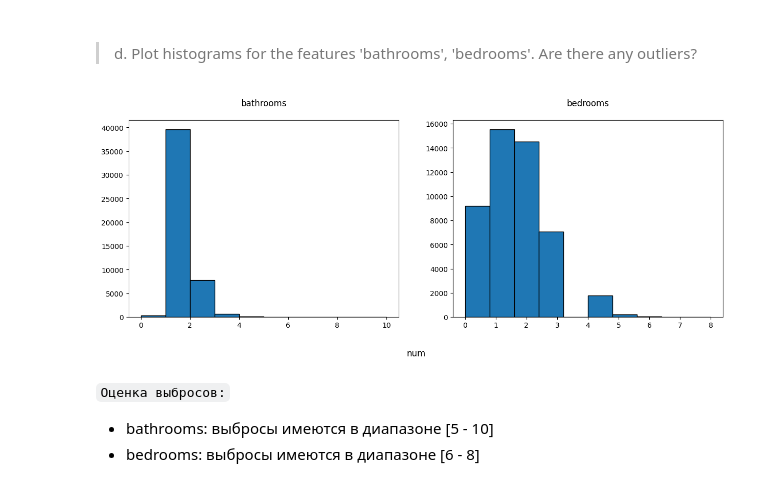
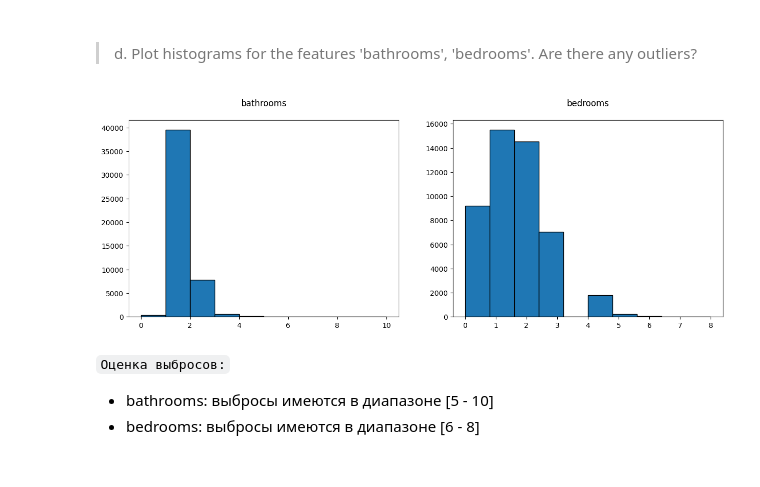
Before and after one commit to EgrSlv/MachineLearning, a Jupyter notebook: src/ML1_Introduction.ipynb, the cells around one changed output. Drawn from its saved outputs; the diff is of its cells as text; code cells hidden in the pictures.

```diff
--- a/src/ML1_Introduction.ipynb
+++ b/src/ML1_Introduction.ipynb
@@ -354,12 +354,9 @@ plt.show()
 #####
 > c. Drop the rows that are outside the 1 and 99 percentiles from the target column.
 # %%
-uq = df["price"].quantile(0.01)
-lq = df["price"].quantile(0.99)
-# df = df[df["price"].between(percentile_1, percentile_99)].copy()
-# IQR = df["total"].quantile(0.75) - df["total"].quantile(0.25)
-# print("Outliers thresholds: Lower - ", lq - 1.5 * IQR, "Upper - ", uq + 1.5 * IQR)
-df = df[(df["price"] > uq) & (df["price"] < lq)].copy()
+uq = df["price"].quantile(0.99)
+lq = df["price"].quantile(0.01)
+df = df[(df["price"] < uq) & (df["price"] > lq)].copy()
 # %% [markdown]
 #####
 > d. Plot another histogram for price. Explain the result.
@@ -409,19 +406,18 @@ df["interest_level"] = np.select(
 > d. Plot histograms for the features 'bathrooms', 'bedrooms'. Are there any outliers?
 # %%
 fig, axs = plt.subplots(1, 2, figsize=(15, 5))
-fig.supxlabel("num", y=-0.05)
 
 axs[0].set_title("bathrooms", pad=20)
 axs[1].set_title("bedrooms", pad=20)
 
 df["bathrooms"].hist(ax=axs[0], edgecolor="black")
 df["bedrooms"].hist(ax=axs[1], edgecolor="black")
 
 axs[0].grid(False)
 axs[1].grid(False)
 plt.show()
 # %% [output]
-[figure, old version]
+[figure, new version]
 # %% [markdown]
 `Оценка выбросов:`
  * bathrooms: выбросы имеются в диапазоне [5 - 10]
```
Also changed, not shown: parts of 13 cells of this notebook.
